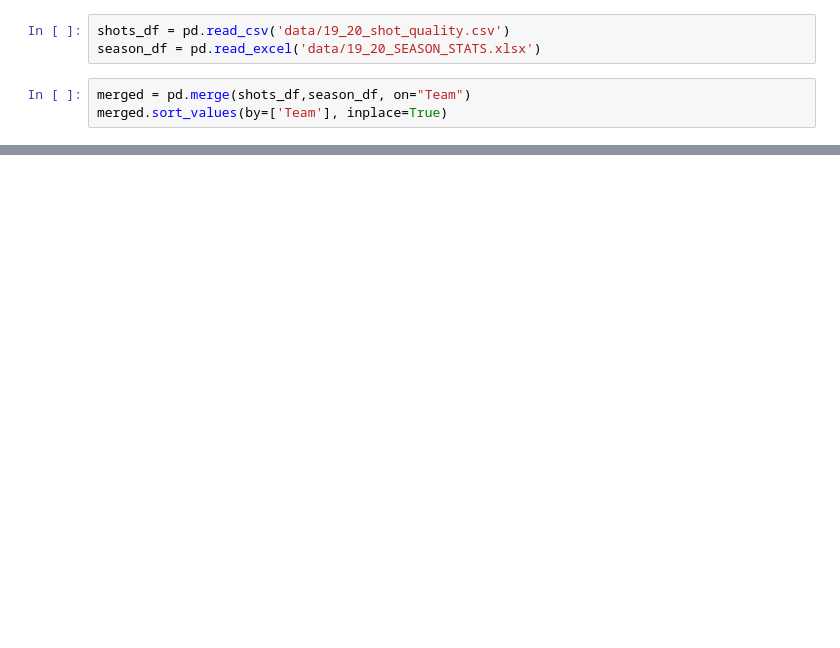
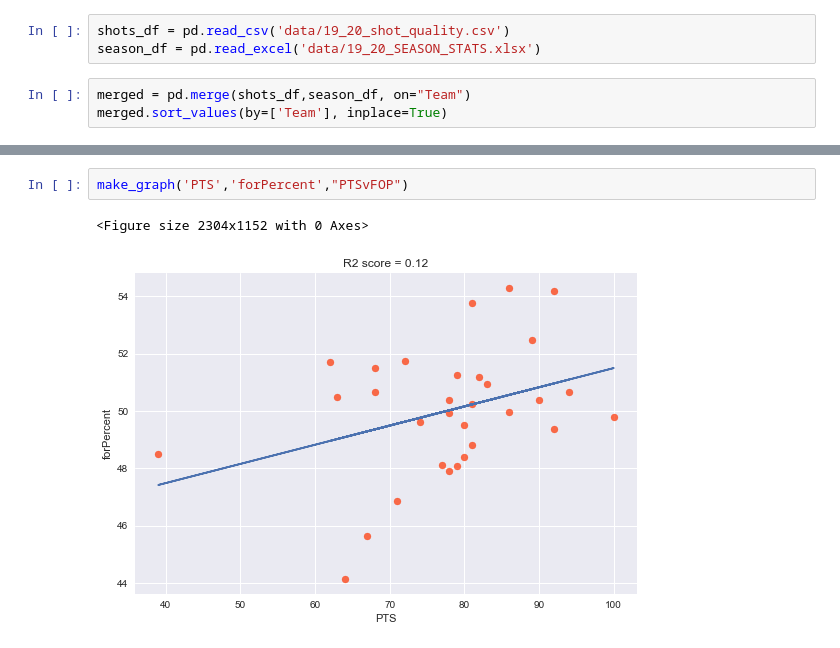
Before and after one commit to wonderbug2020/Shot_quality_stats, a Jupyter notebook: Graphs_one.ipynb, the cells around one changed output, grey strips where cells are left out. Saved outputs shown, nothing was run; the diff lists cells and outputs as text; blank space fills up the shorter version.

```diff
--- a/Graphs_one.ipynb
+++ b/Graphs_one.ipynb
@@ -46,0 +46,5 @@ make_graph('PTS','abovePercent',"PTSvABP")
+# %%
+make_graph('PTS','forPercent',"PTSvFOP")
+# %% [output]
+<Figure size 2304x1152 with 0 Axes>
+[figure, added]
```
Also changed, not shown: parts of 7 cells of this notebook.
